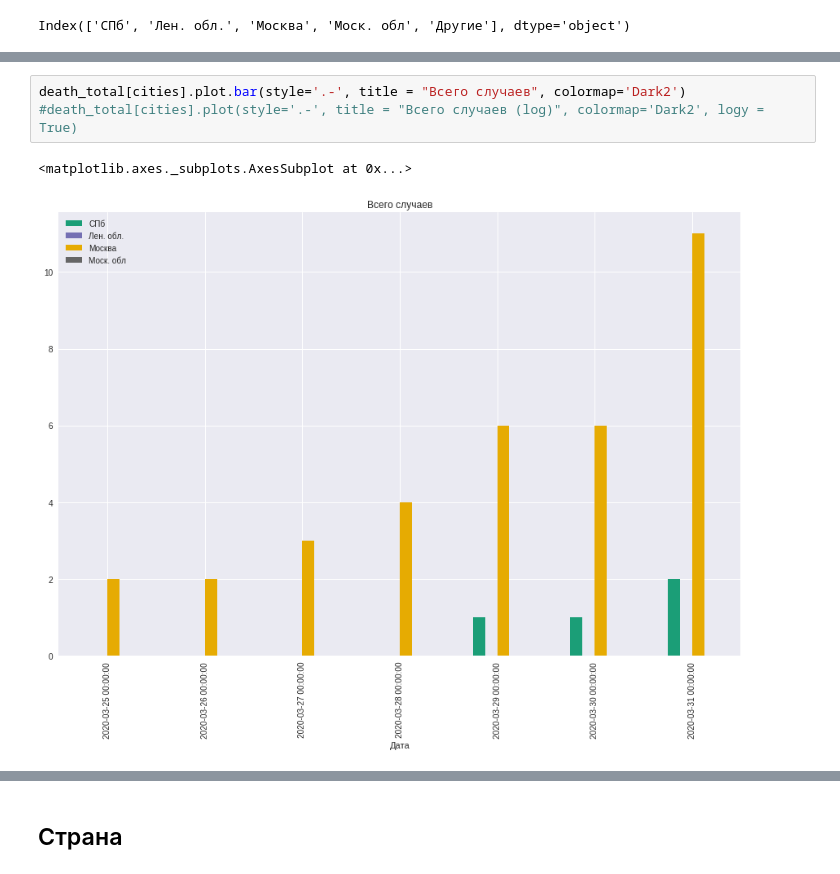
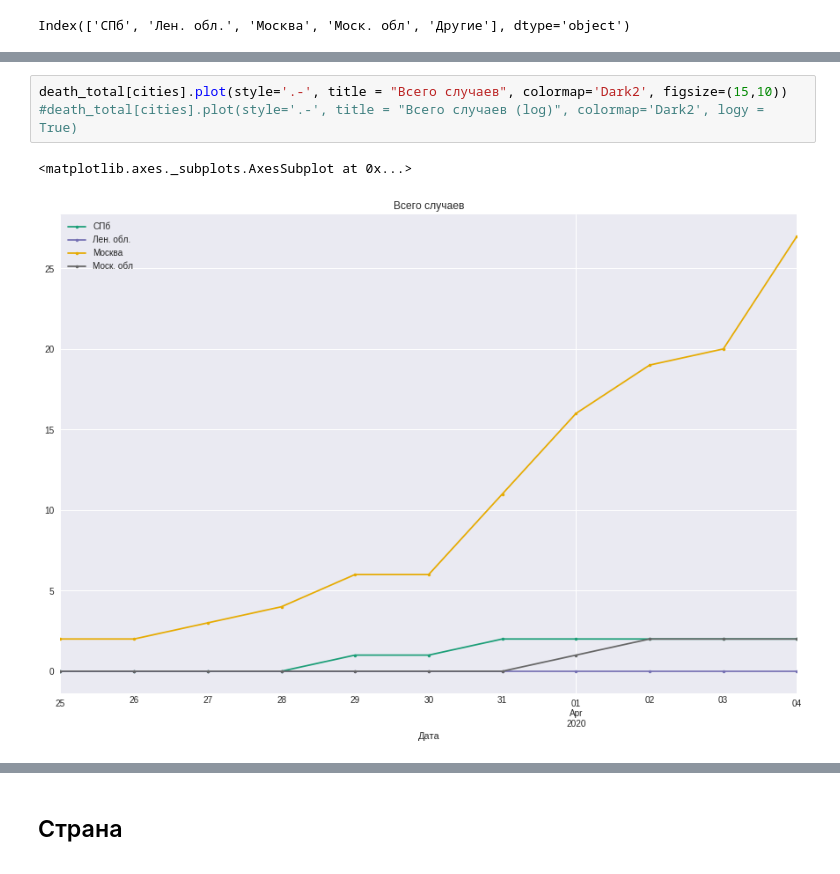
Before and after one commit to smeyashka/corona, a Jupyter notebook: graph.ipynb, the cells around one changed output, grey strips where cells are left out. Saved outputs shown, nothing was run; the diff lists cells and outputs as text.

```diff
--- a/graph.ipynb
+++ b/graph.ipynb
@@ -254,9 +264,9 @@ death_total
 # %%
-death_total[cities].plot.bar(style='.-', title = "Всего случаев", colormap='Dark2')
+death_total[cities].plot(style='.-', title = "Всего случаев", colormap='Dark2', figsize=(15,10))
 #death_total[cities].plot(style='.-', title = "Всего случаев (log)", colormap='Dark2', logy = True)
 # %% [output]
 <matplotlib.axes._subplots.AxesSubplot at 0x...>
-[figure, old version]
+[figure, new version]
 # %%
 #Число дней, понадобившихся для удвоения (за последние 4 дня)
 rate_death = calc_double(death_total[cities], 4)
```
Also changed, not shown: parts of 16 cells of this notebook, 5 other files.
